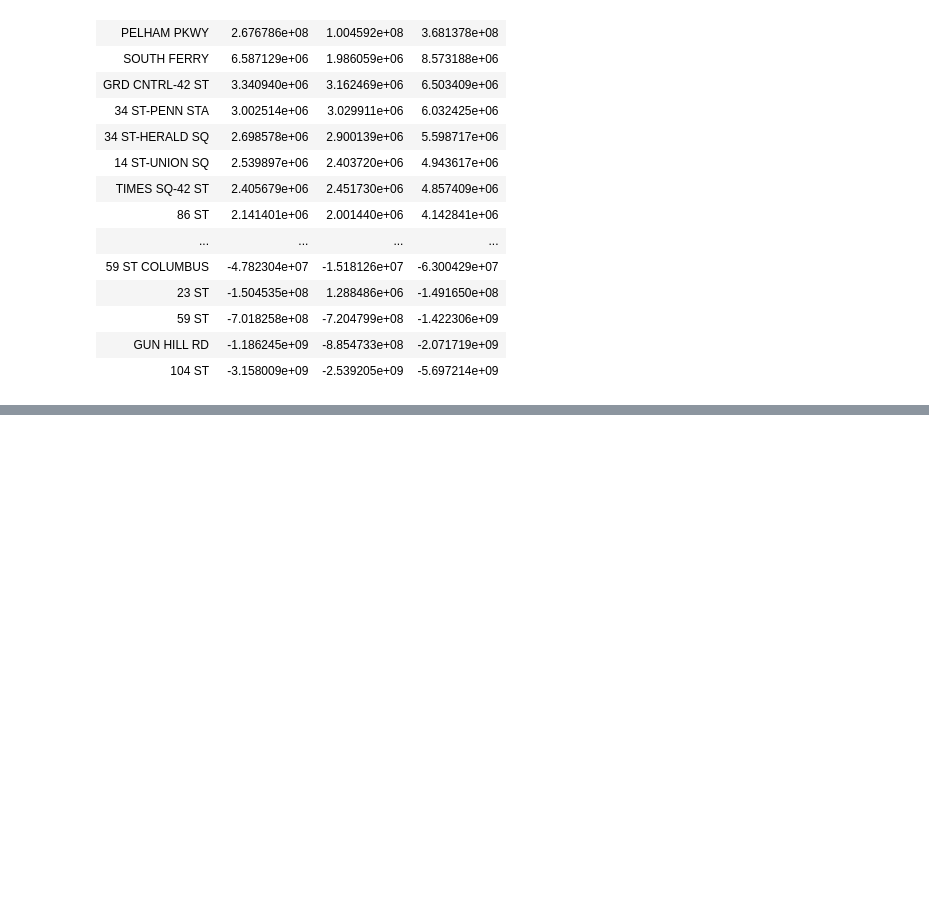
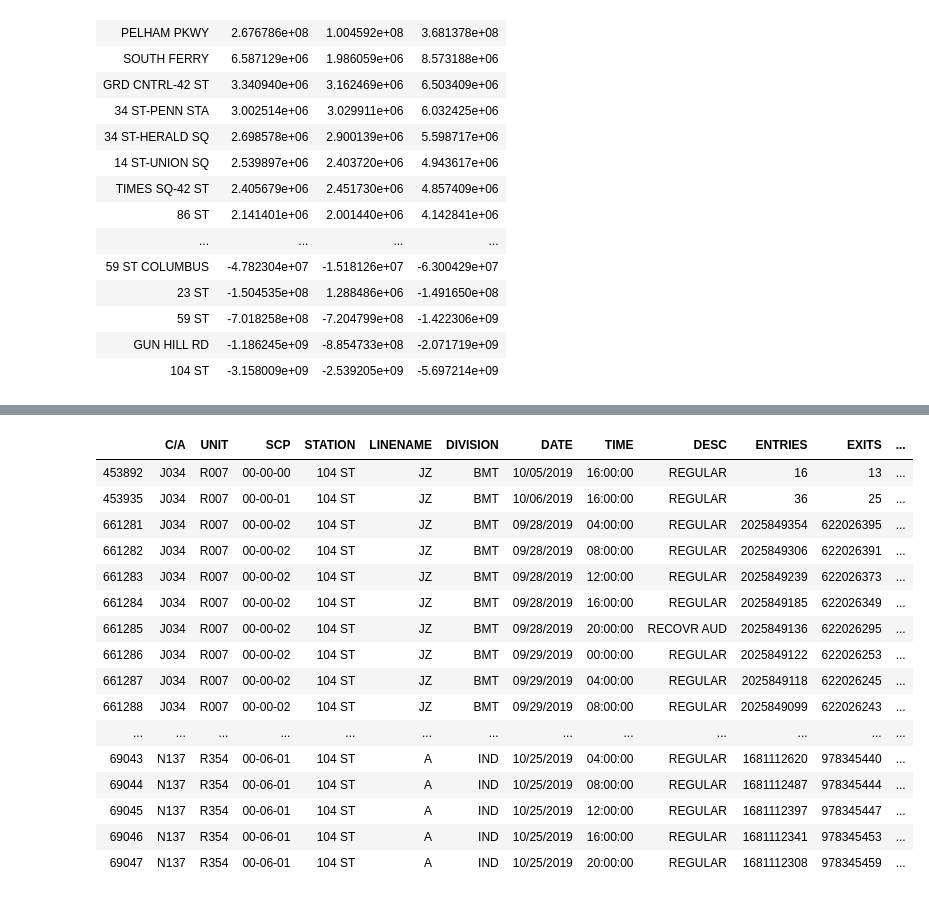
Before and after one commit to ry-werth/metis-project-1-mta-study, a Jupyter notebook: Ryan_Playground/Playground.ipynb, the cells around one changed output, grey strips where cells are left out. Cells and saved outputs as stored; diff of their text form; code cells hidden in the pictures; blank space fills up the shorter version.

```diff
--- a/Ryan_Playground/Playground.ipynb
+++ b/Ryan_Playground/Playground.ipynb
@@ -252,5 +252,6 @@ entries_exit_totals.sort_values(by=["COMBINED"], ascending=False)
 | 104 ST | -3.158009e+09 | -2.539205e+09 | -5.697214e+09 |
 # %%
 # investigate why some stations are negative
-ordered_date_df[ordered_date_df["STATION"]=="104 ST"][:1000]
+df_104_st = ordered_date_df[ordered_date_df["STATION"]=="104 ST"]
+df_104_st[df_104_st["ENTRIES_DIFF"] < 0]
 # %% [output]
@@ -273,0 +258,17 @@ ordered_date_df[ordered_date_df["STATION"]=="104 ST"][:1000]
+|  | C/A | UNIT | SCP | STATION | LINENAME | DIVISION | DATE | TIME | DESC | ENTRIES | EXITS | ... |
+| 453892 | J034 | R007 | 00-00-00 | 104 ST | JZ | BMT | 10/05/2019 | 16:00:00 | REGULAR | 16 | 13 | ... |
+| 453935 | J034 | R007 | 00-00-01 | 104 ST | JZ | BMT | 10/06/2019 | 16:00:00 | REGULAR | 36 | 25 | ... |
+| 661281 | J034 | R007 | 00-00-02 | 104 ST | JZ | BMT | 09/28/2019 | 04:00:00 | REGULAR | 2025849354 | 622026395 | ... |
+| 661282 | J034 | R007 | 00-00-02 | 104 ST | JZ | BMT | 09/28/2019 | 08:00:00 | REGULAR | 2025849306 | 622026391 | ... |
+| 661283 | J034 | R007 | 00-00-02 | 104 ST | JZ | BMT | 09/28/2019 | 12:00:00 | REGULAR | 2025849239 | 622026373 | ... |
+| 661284 | J034 | R007 | 00-00-02 | 104 ST | JZ | BMT | 09/28/2019 | 16:00:00 | REGULAR | 2025849185 | 622026349 | ... |
+| 661285 | J034 | R007 | 00-00-02 | 104 ST | JZ | BMT | 09/28/2019 | 20:00:00 | RECOVR AUD | 2025849136 | 622026295 | ... |
+| 661286 | J034 | R007 | 00-00-02 | 104 ST | JZ | BMT | 09/29/2019 | 00:00:00 | REGULAR | 2025849122 | 622026253 | ... |
+| 661287 | J034 | R007 | 00-00-02 | 104 ST | JZ | BMT | 09/29/2019 | 04:00:00 | REGULAR | 2025849118 | 622026245 | ... |
+| 661288 | J034 | R007 | 00-00-02 | 104 ST | JZ | BMT | 09/29/2019 | 08:00:00 | REGULAR | 2025849099 | 622026243 | ... |
+| ... | ... | ... | ... | ... | ... | ... | ... | ... | ... | ... | ... | ... |
+| 69043 | N137 | R354 | 00-06-01 | 104 ST | A | IND | 10/25/2019 | 04:00:00 | REGULAR | 1681112620 | 978345440 | ... |
+| 69044 | N137 | R354 | 00-06-01 | 104 ST | A | IND | 10/25/2019 | 08:00:00 | REGULAR | 1681112487 | 978345444 | ... |
+| 69045 | N137 | R354 | 00-06-01 | 104 ST | A | IND | 10/25/2019 | 12:00:00 | REGULAR | 1681112397 | 978345447 | ... |
+| 69046 | N137 | R354 | 00-06-01 | 104 ST | A | IND | 10/25/2019 | 16:00:00 | REGULAR | 1681112341 | 978345453 | ... |
+| 69047 | N137 | R354 | 00-06-01 | 104 ST | A | IND | 10/25/2019 | 20:00:00 | REGULAR | 1681112308 | 978345459 | ... |
```
Also changed, not shown: parts of 6 cells of this notebook.
